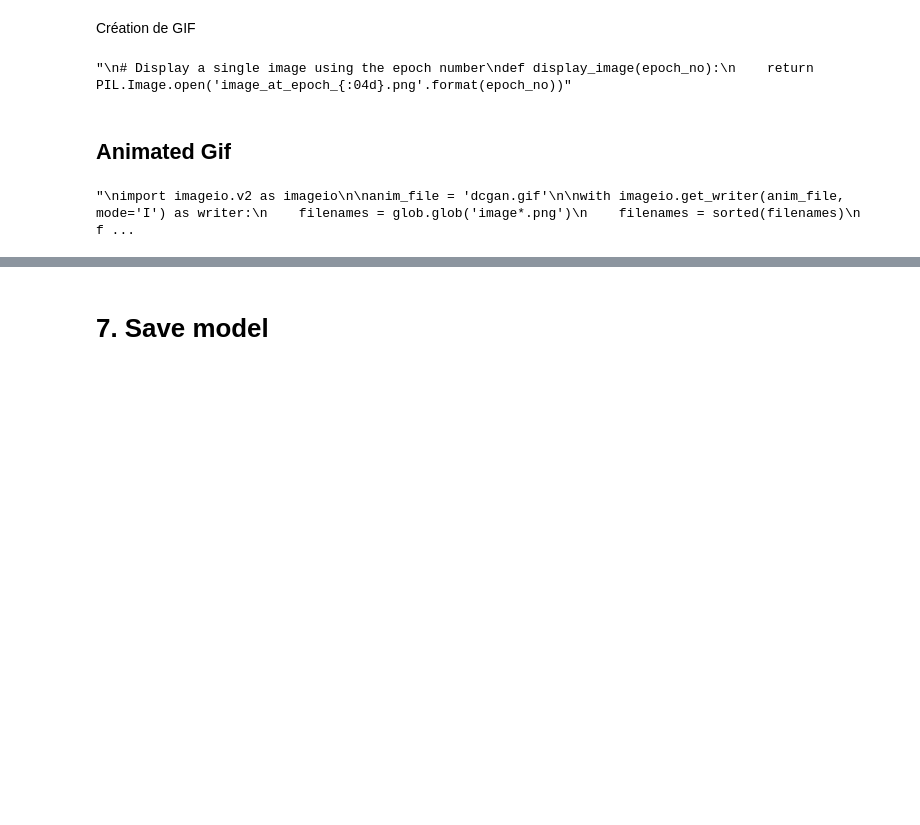
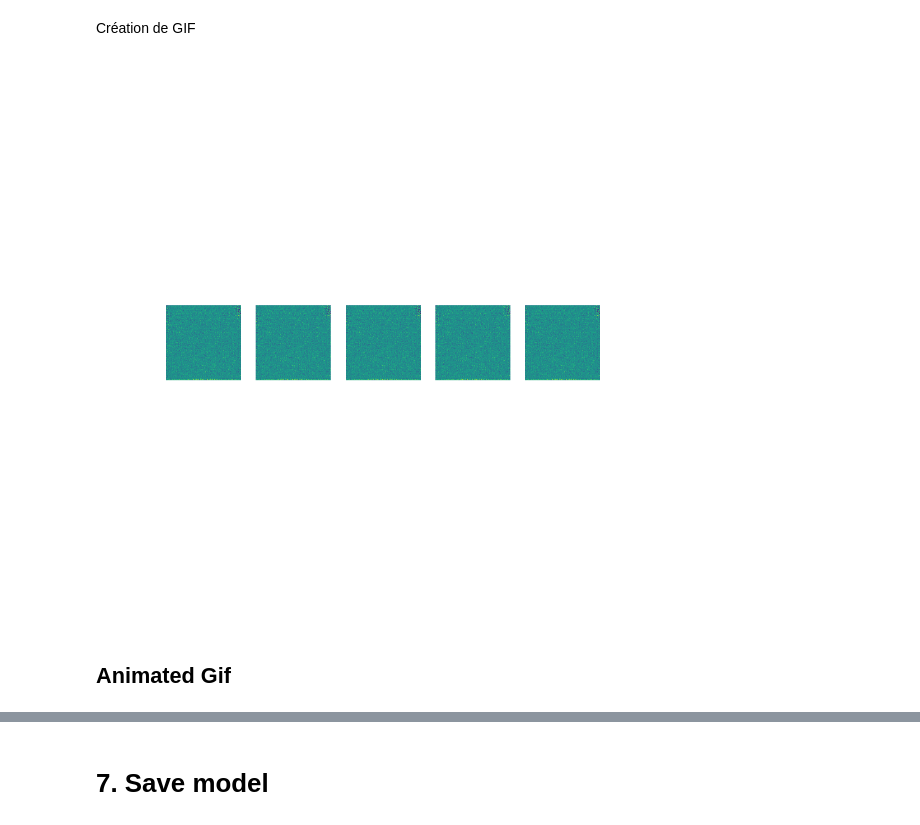
Before and after one commit to Daims971/gan_project, a Jupyter notebook: p8-gan-032023.ipynb, the cells around one changed output, grey strips where cells are left out. Saved outputs shown, nothing was run; the diff lists cells and outputs as text; code cells hidden in the pictures; blank space fills up the shorter version.

```diff
--- a/p8-gan-032023.ipynb
+++ b/p8-gan-032023.ipynb
@@ -1326,9 +1354,7 @@ with strategy.scope():
 # %% [markdown]
 Création de GIF
 # %%
-"""
-# Display a single image using the epoch number
-def display_image(epoch_no):
-    return PIL.Image.open('image_at_epoch_{:04d}.png'.format(epoch_no))"""
+if iGAN ==0:
+    # Display a single image using the epoch number
+    def display_image(epoch_no):
+        return PIL.Image.open('image_at_epoch_{:04d}.png'.format(epoch_no))
-# %% [output]
-"\n# Display a single image using the epoch number\ndef display_image(epoch_no):\n    return PIL.Image.open('image_at_epoch_{:04d}.png'.format(epoch_no))"
@@ -1337,19 +1361,21 @@ def display_image(epoch_no):
+# %%
+display_image(EPOCHS)
+# %% [output]
+[figure, added]
 # %% [markdown]
 ## Animated Gif
 # %%
-"""
-import imageio.v2 as imageio
+if iGAN ==0:
+    import imageio.v2 as imageio
 
-anim_file = 'dcgan.gif'
+    anim_file = 'dcgan.gif'
 
-with imageio.get_writer(anim_file, mode='I') as writer:
-    filenames = glob.glob('image*.png')
-    filenames = sorted(filenames)
-    for filename in filenames:
+    with imageio.get_writer(anim_file, mode='I') as writer:
+        filenames = glob.glob('image*.png')
+        filenames = sorted(filenames)
+        for filename in filenames:
+            image = imageio.imread(filename)
+            writer.append_data(image)
         image = imageio.imread(filename)
         writer.append_data(image)
-    image = imageio.imread(filename)
-    writer.append_data(image)"""
-# %% [output]
-"\nimport imageio.v2 as imageio\n\nanim_file = 'dcgan.gif'\n\nwith imageio.get_writer(anim_file, mode='I') as writer:\n    filenames = glob.glob('image*.png')\n    filenames = sorted(filenames)\n    f ...
 # %%
```
Also changed, not shown: parts of 39 cells of this notebook.
